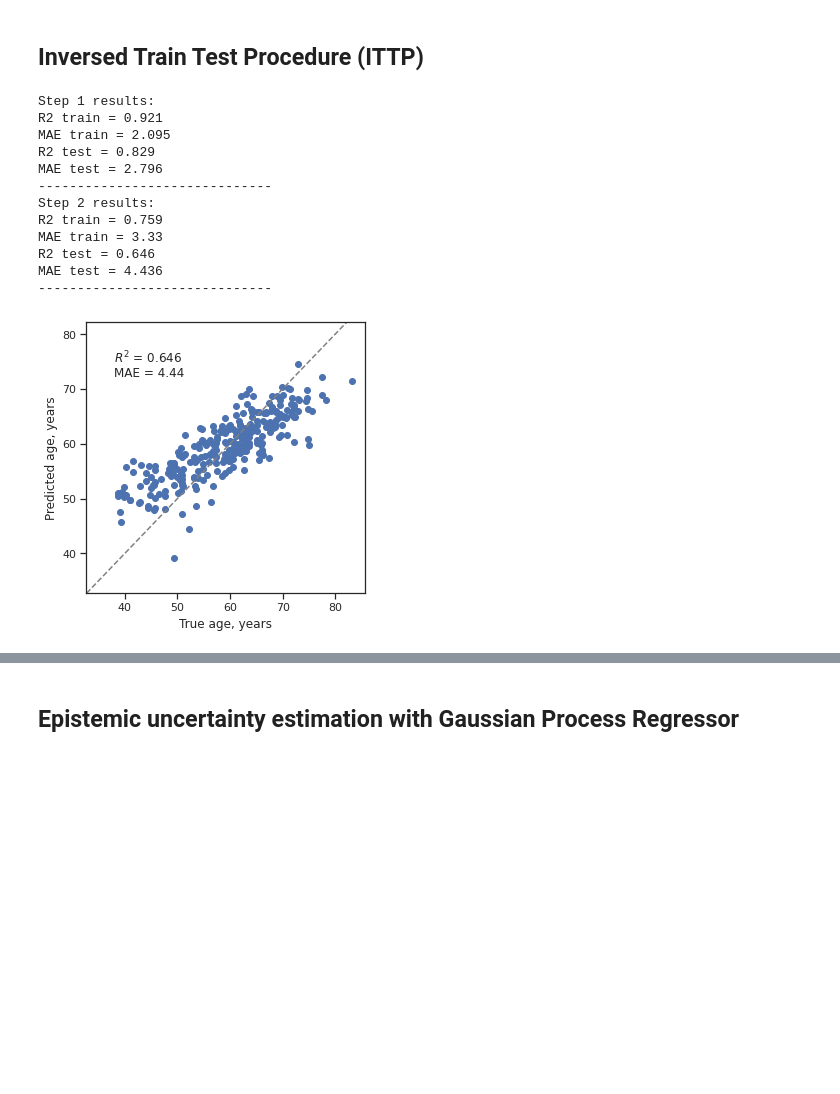
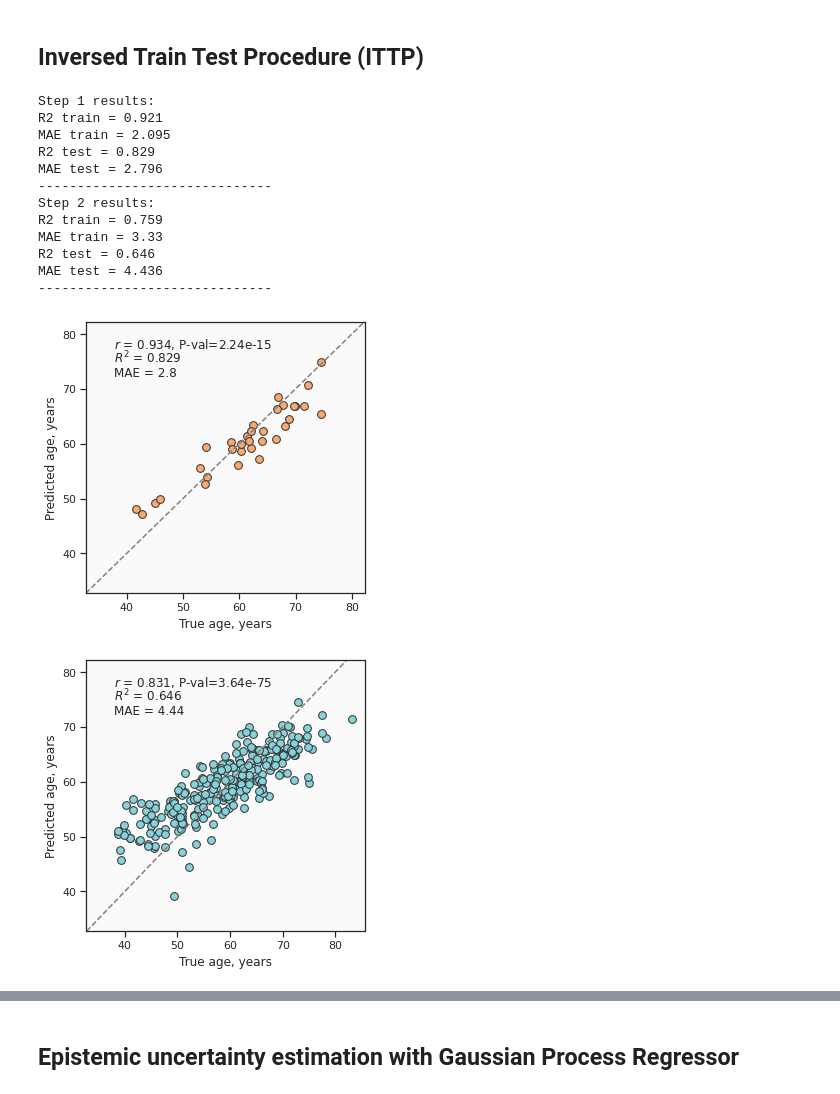
Before and after one commit to ComputationalAgingLab/reprogramming_ood, a Jupyter notebook: invitro_reprog_analysis.ipynb, the cells around one changed output, grey strips where cells are left out. Drawn from its saved outputs; the diff is of its cells as text; code cells hidden in the pictures; blank space fills up the shorter version.

Commit message:
gp example added, ittp colored

```diff
--- a/invitro_reprog_analysis.ipynb
+++ b/invitro_reprog_analysis.ipynb
@@ -372,31 +372,38 @@ X_train, X_test, y_train, y_test = train_test_split(Xa_clock, ya, test_size=0.10
 # %%
 from warnings import filterwarnings
 filterwarnings('ignore')
 from sklearn.linear_model import LassoCV
 (y_train_predict_step1,
  y_test_predict_step1,
  y_train_predict_step2,
  y_test_predict_step2) = inverse_train_test_procedure(LassoCV,
                                  X_train, y_train,
                                  X_test, y_test=y_test,
                                  params={"max_iter":3000},
                                  verbose=0)
 
-plot_performance_scatter(y_train, y_test_predict_step2, eq_bounds=(35, 80))
+plot_performance_scatter(y_test, y_test_predict_step1, eq_bounds=(35, 80), color='#f9a86f', markersize=60)
+plt.savefig('figs/A3_aging_skin_train_test_step1.pdf', format='pdf', bbox_inches='tight')
+plt.show()
+
+plot_performance_scatter(y_train, y_test_predict_step2, eq_bounds=(35, 80), color='#86d2da', markersize=60)
+plt.savefig('figs/A3_aging_skin_train_test_step2.pdf', format='pdf', bbox_inches='tight')
+plt.show()
 # %% [output]
 Step 1 results:
 R2 train = 0.921
 MAE train = 2.095
 R2 test = 0.829
 MAE test = 2.796
 ------------------------------
 Step 2 results:
 R2 train = 0.759
 MAE train = 3.33
 R2 test = 0.646
 MAE test = 4.436
 ------------------------------
-[figure, old version]
+[figure, new version]
+[figure, added]
 # %%
 (y_train_predict_step1,
 y_test_predict_step1,
```
Also changed, not shown: parts of 12 cells of this notebook, 5 other files.
